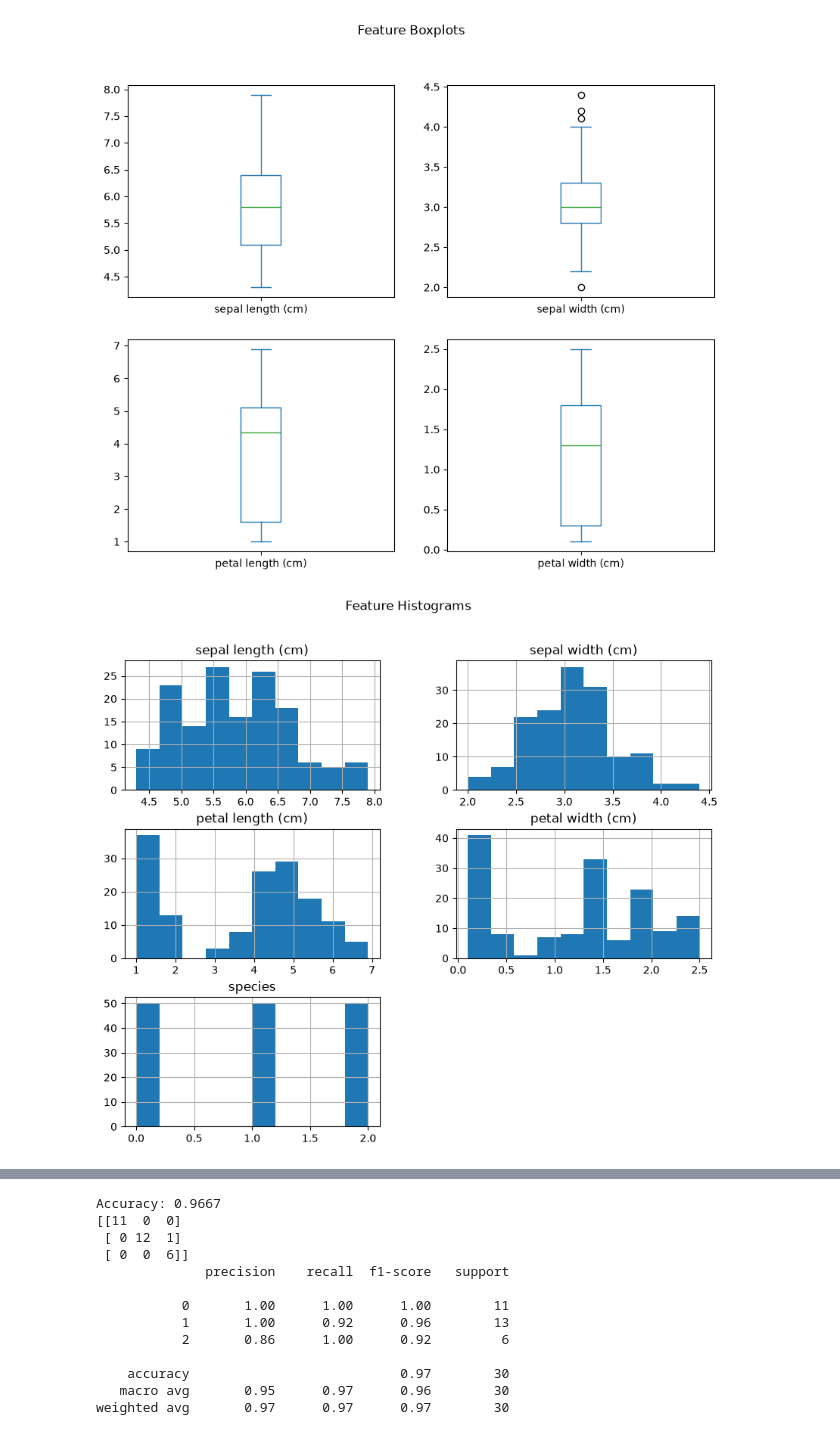
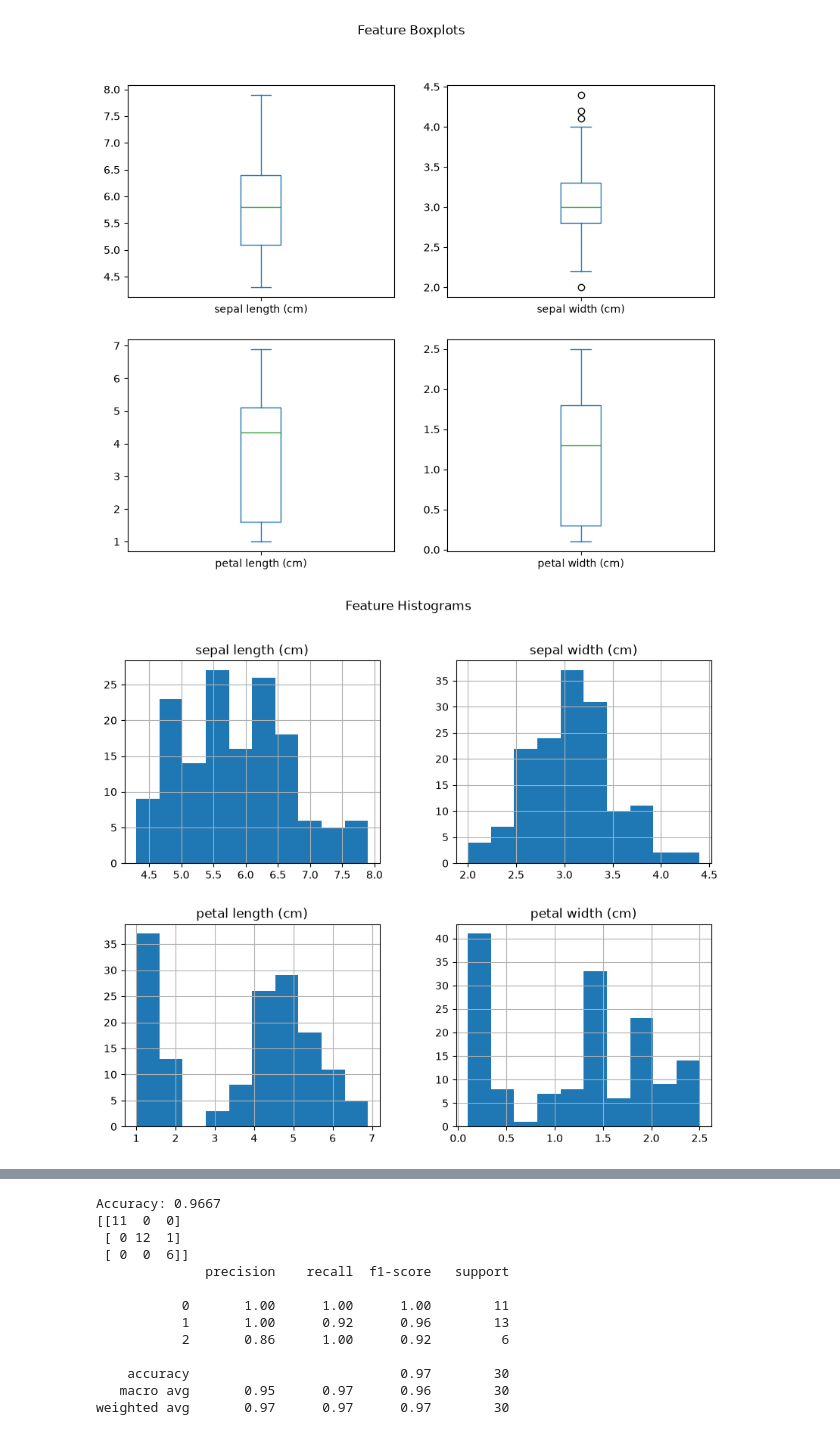
Before and after one commit to YannieeXu/Assignment5a-ML-Python, a Jupyter notebook: ai/ML_python.ipynb, the cells around one changed output, grey strips where cells are left out. Drawn from its saved outputs; the diff is of its cells as text; code cells hidden in the pictures.

Commit message:
Fix AI notebook: hist and scatter_matrix use iloc[:,:4] to match manual notebook

```diff
--- a/ai/ML_python.ipynb
+++ b/ai/ML_python.ipynb
@@ -56,9 +56,9 @@ plt.show()
 # %% [output]
 [figure]
 # %%
-df.hist(figsize=(10,8))
+df.iloc[:, :4].hist(figsize=(10,8))
 plt.suptitle('Feature Histograms')
 plt.show()
 # %% [output]
-[figure, old version]
+[figure, new version]
 # %%
```
Also changed, not shown: parts of 3 cells of this notebook.
